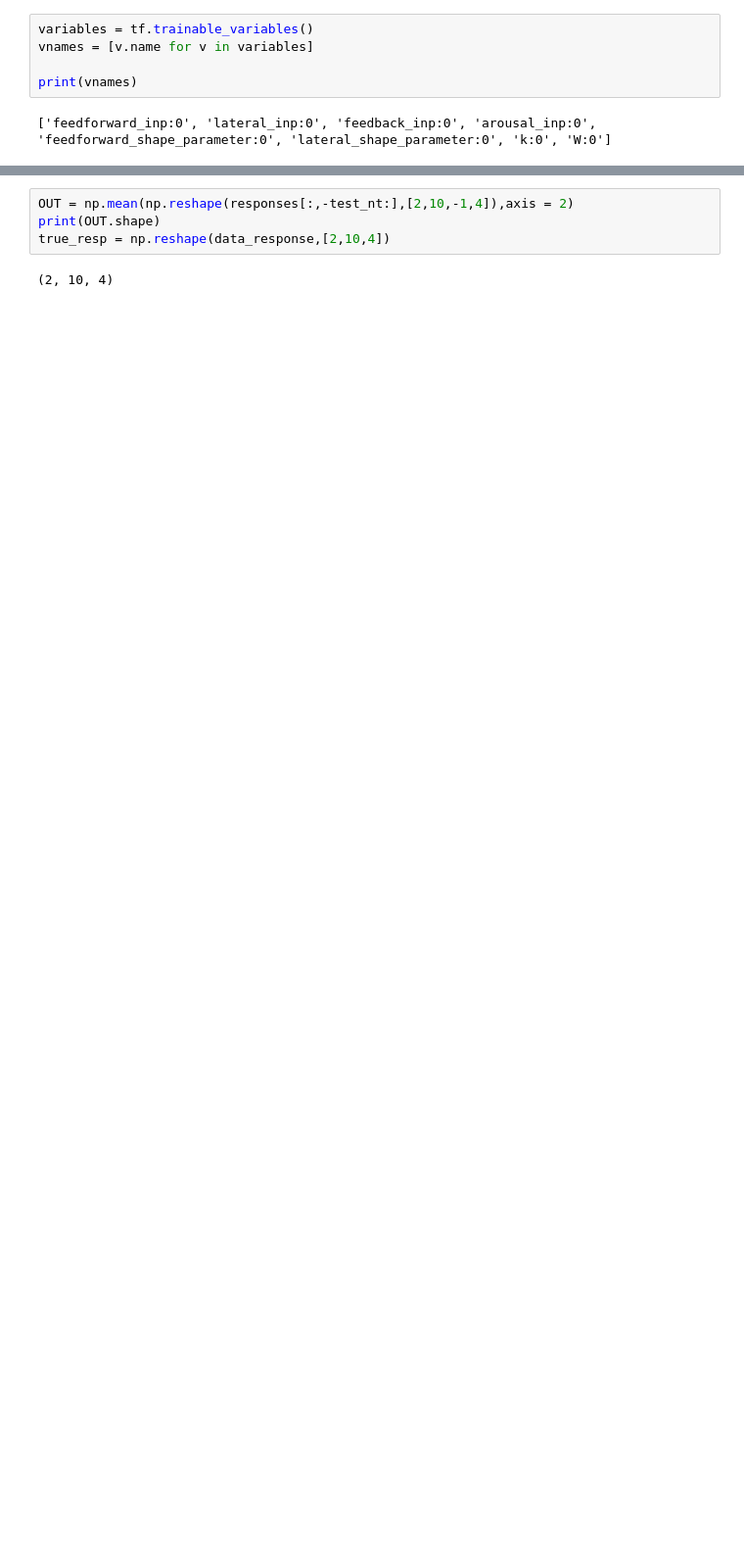
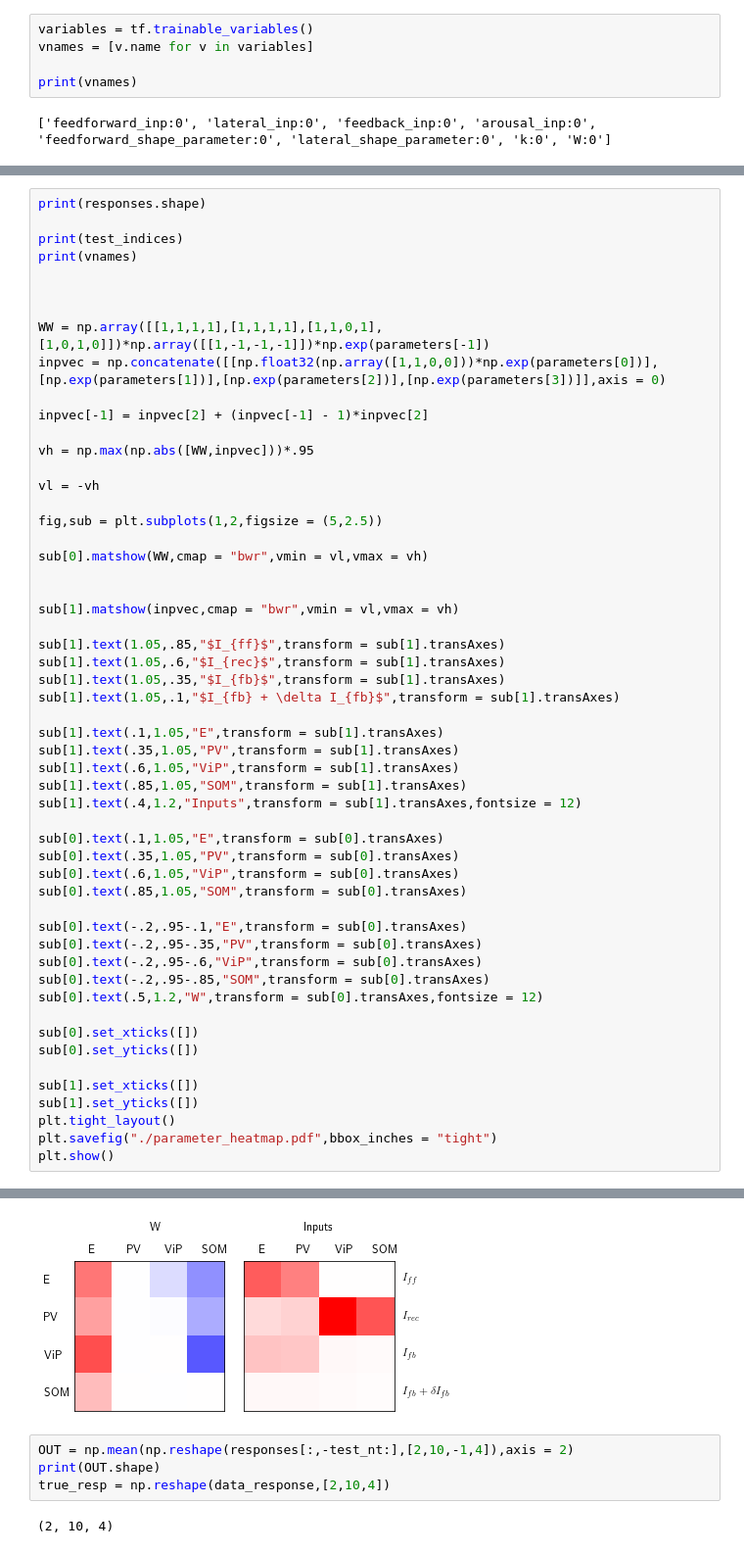
Before and after one commit to gbarello/CellTypeSSN, a Jupyter notebook: Basic_SSN_model.ipynb, the cells around one changed output, grey strips where cells are left out. Shown: that part at 98% size. Saved outputs shown, nothing was run; the diff lists cells and outputs as text; blank space fills up the shorter version.

```diff
--- a/Basic_SSN_model.ipynb
+++ b/Basic_SSN_model.ipynb
@@ -263,0 +266,55 @@ print(test_indices)
+# %%
+print(responses.shape)
+
+print(test_indices)
+print(vnames)
+
+
+
+WW = np.array([[1,1,1,1],[1,1,1,1],[1,1,0,1],[1,0,1,0]])*np.array([[1,-1,-1,-1]])*np.exp(parameters[-1])
+inpvec = np.concatenate([[np.float32(np.array([1,1,0,0]))*np.exp(parameters[0])],[np.exp(parameters[1])],[np.exp(parameters[2])],[np.exp(parameters[3])]],axis = 0)
+
+inpvec[-1] = inpvec[2] + (inpvec[-1] - 1)*inpvec[2]
+
+vh = np.max(np.abs([WW,inpvec]))*.95
+
+vl = -vh
+
+fig,sub = plt.subplots(1,2,figsize = (5,2.5))
+
+sub[0].matshow(WW,cmap = "bwr",vmin = vl,vmax = vh)
+
+
+sub[1].matshow(inpvec,cmap = "bwr",vmin = vl,vmax = vh)
+
+sub[1].text(1.05,.85,"$I_{ff}$",transform = sub[1].transAxes)
+sub[1].text(1.05,.6,"$I_{rec}$",transform = sub[1].transAxes)
+sub[1].text(1.05,.35,"$I_{fb}$",transform = sub[1].transAxes)
+sub[1].text(1.05,.1,"$I_{fb} + \delta I_{fb}$",transform = sub[1].transAxes)
+
+sub[1].text(.1,1.05,"E",transform = sub[1].transAxes)
+sub[1].text(.35,1.05,"PV",transform = sub[1].transAxes)
+sub[1].text(.6,1.05,"ViP",transform = sub[1].transAxes)
+sub[1].text(.85,1.05,"SOM",transform = sub[1].transAxes)
+sub[1].text(.4,1.2,"Inputs",transform = sub[1].transAxes,fontsize = 12)
+
+sub[0].text(.1,1.05,"E",transform = sub[0].transAxes)
+sub[0].text(.35,1.05,"PV",transform = sub[0].transAxes)
+sub[0].text(.6,1.05,"ViP",transform = sub[0].transAxes)
+sub[0].text(.85,1.05,"SOM",transform = sub[0].transAxes)
+
+sub[0].text(-.2,.95-.1,"E",transform = sub[0].transAxes)
+sub[0].text(-.2,.95-.35,"PV",transform = sub[0].transAxes)
+sub[0].text(-.2,.95-.6,"ViP",transform = sub[0].transAxes)
+sub[0].text(-.2,.95-.85,"SOM",transform = sub[0].transAxes)
+sub[0].text(.5,1.2,"W",transform = sub[0].transAxes,fontsize = 12)
+
+sub[0].set_xticks([])
+sub[0].set_yticks([])
+
+sub[1].set_xticks([])
+sub[1].set_yticks([])
+plt.tight_layout()
+plt.savefig("./parameter_heatmap.pdf",bbox_inches = "tight")
+plt.show()
+# %% [output]
@@ -264,3 +324,4 @@ print(test_indices)
+[figure, added]
 # %%
 OUT = np.mean(np.reshape(responses[:,-test_nt:],[2,10,-1,4]),axis = 2)
 print(OUT.shape)
```
Also changed, not shown: parts of 18 cells of this notebook, 1 other file.
